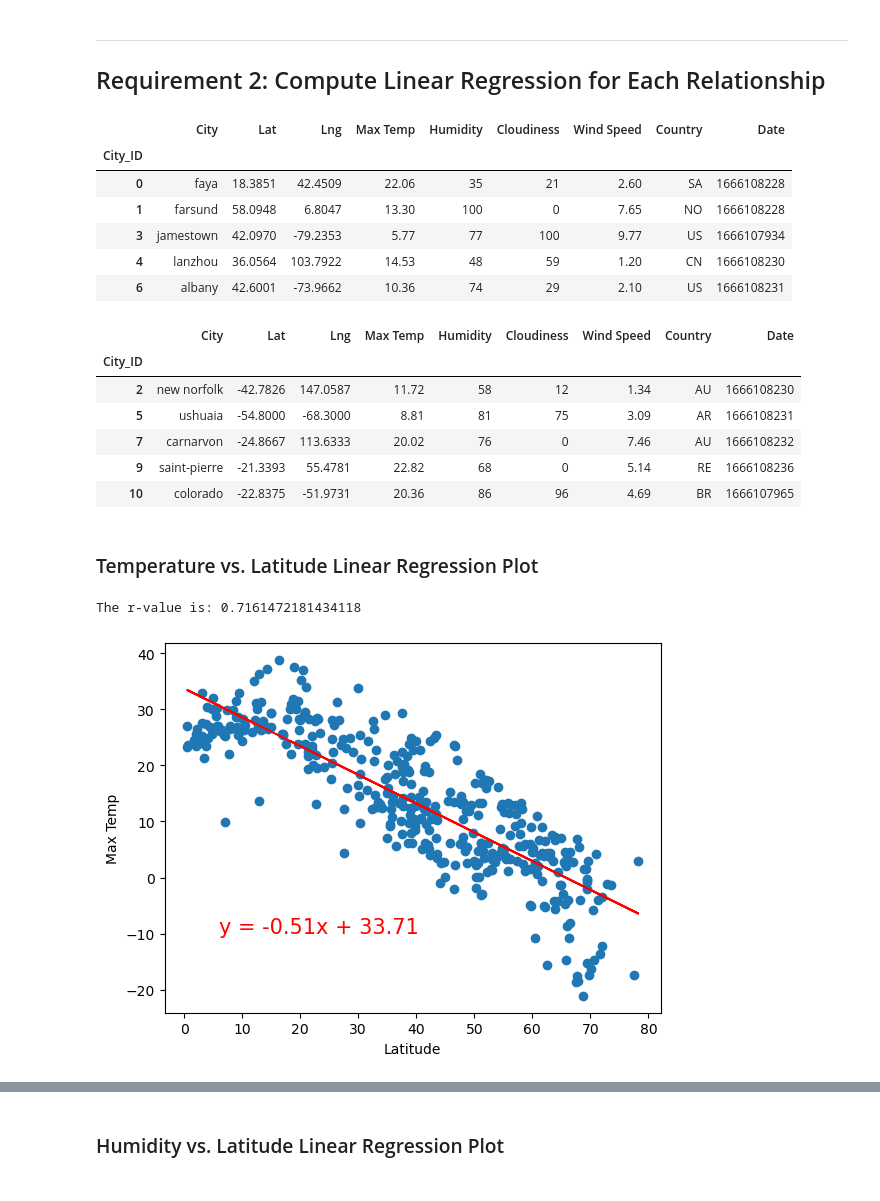
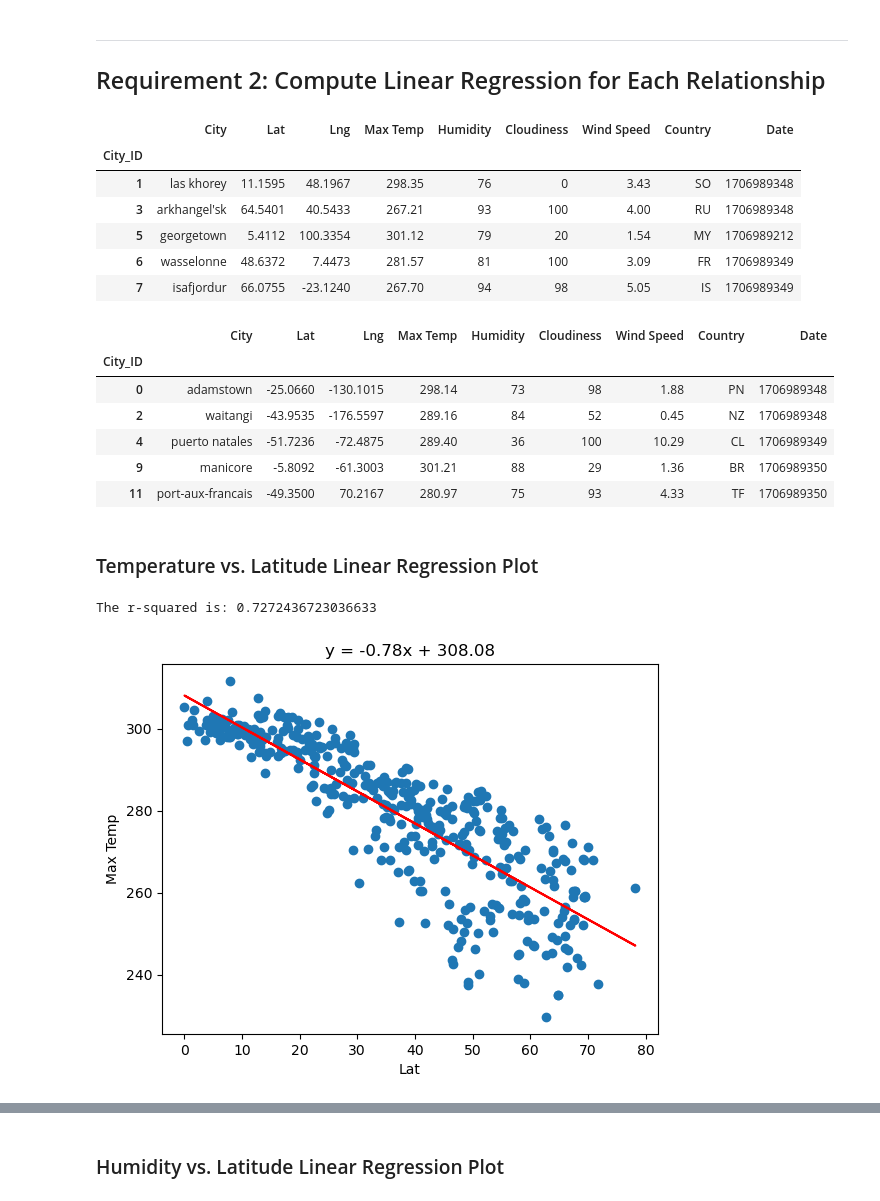
Before and after one commit to schr0841/python-api-challenge, a Jupyter notebook: starter_code/WeatherPy.ipynb, the cells around one changed output, grey strips where cells are left out. Cells and saved outputs as stored; diff of their text form; code cells hidden in the pictures.

```diff
--- a/starter_code/WeatherPy.ipynb
+++ b/starter_code/WeatherPy.ipynb
@@ -268,38 +265,57 @@ plt.show()
+# %%
+# Define a function to create Linear Regression plots
+
+#x,y are column names of the data frame
+def LinRegPlots(x,y,df):
+    x_values = df[x]
+    y_values = df[y]
+    (slope, intercept, rvalue, pvalue, stderr) = linregress(x_values, y_values)
+    regress_values = x_values * slope + intercept
+    line_eq = "y = " + str(round(slope,2)) + "x + " + str(round(intercept,2))
+    plt.scatter(x_values,y_values)
+    plt.plot(x_values,regress_values,"r-")
+    plt.annotate(line_eq,(2.8,2.8),fontsize=10,color="red")
+    plt.xlabel(x)
+    plt.ylabel(y)
+    plt.title(line_eq)
+    print(f"The r-squared is: {rvalue**2}")
+    plt.show()
+    return None
 # %%
 # Create a DataFrame with the Northern Hemisphere data (Latitude >= 0)
-# YOUR CODE HERE
+northern_hemi_df=city_data_df.loc[city_data_df['Lat']>=0]
 
 # Display sample data
 northern_hemi_df.head()
 # %% [output]
 |  | City | Lat | Lng | Max Temp | Humidity | Cloudiness | Wind Speed | Country | Date |
 | City_ID |  |  |  |  |  |  |  |  |  |
-| 0 | faya | 18.3851 | 42.4509 | 22.06 | 35 | 21 | 2.60 | SA | 1666108228 |
-| 1 | farsund | 58.0948 | 6.8047 | 13.30 | 100 | 0 | 7.65 | NO | 1666108228 |
-| 3 | jamestown | 42.0970 | -79.2353 | 5.77 | 77 | 100 | 9.77 | US | 1666107934 |
-| 4 | lanzhou | 36.0564 | 103.7922 | 14.53 | 48 | 59 | 1.20 | CN | 1666108230 |
-| 6 | albany | 42.6001 | -73.9662 | 10.36 | 74 | 29 | 2.10 | US | 1666108231 |
+| 1 | las khorey | 11.1595 | 48.1967 | 298.35 | 76 | 0 | 3.43 | SO | 1706989348 |
+| 3 | arkhangel'sk | 64.5401 | 40.5433 | 267.21 | 93 | 100 | 4.00 | RU | 1706989348 |
+| 5 | georgetown | 5.4112 | 100.3354 | 301.12 | 79 | 20 | 1.54 | MY | 1706989212 |
+| 6 | wasselonne | 48.6372 | 7.4473 | 281.57 | 81 | 100 | 3.09 | FR | 1706989349 |
+| 7 | isafjordur | 66.0755 | -23.1240 | 267.70 | 94 | 98 | 5.05 | IS | 1706989349 |
 # %%
 # Create a DataFrame with the Southern Hemisphere data (Latitude < 0)
-# YOUR CODE HERE
+southern_hemi_df=city_data_df.loc[city_data_df['Lat']<0]
 
 # Display sample data
 southern_hemi_df.head()
 # %% [output]
 |  | City | Lat | Lng | Max Temp | Humidity | Cloudiness | Wind Speed | Country | Date |
 | City_ID |  |  |  |  |  |  |  |  |  |
-| 2 | new norfolk | -42.7826 | 147.0587 | 11.72 | 58 | 12 | 1.34 | AU | 1666108230 |
-| 5 | ushuaia | -54.8000 | -68.3000 | 8.81 | 81 | 75 | 3.09 | AR | 1666108231 |
-| 7 | carnarvon | -24.8667 | 113.6333 | 20.02 | 76 | 0 | 7.46 | AU | 1666108232 |
-| 9 | saint-pierre | -21.3393 | 55.4781 | 22.82 | 68 | 0 | 5.14 | RE | 1666108236 |
-| 10 | colorado | -22.8375 | -51.9731 | 20.36 | 86 | 96 | 4.69 | BR | 1666107965 |
+| 0 | adamstown | -25.0660 | -130.1015 | 298.14 | 73 | 98 | 1.88 | PN | 1706989348 |
+| 2 | waitangi | -43.9535 | -176.5597 | 289.16 | 84 | 52 | 0.45 | NZ | 1706989348 |
+| 4 | puerto natales | -51.7236 | -72.4875 | 289.40 | 36 | 100 | 10.29 | CL | 1706989349 |
+| 9 | manicore | -5.8092 | -61.3003 | 301.21 | 88 | 29 | 1.36 | BR | 1706989350 |
+| 11 | port-aux-francais | -49.3500 | 70.2167 | 280.97 | 75 | 93 | 4.33 | TF | 1706989350 |
 # %% [markdown]
 ###  Temperature vs. Latitude Linear Regression Plot
 # %%
 # Linear regression on Northern Hemisphere
-# YOUR CODE HERE
+LinRegPlots("Lat","Max Temp",northern_hemi_df)
 # %% [output]
-The r-value is: 0.7161472181434118
+The r-squared is: 0.7272436723036633
-[figure, old version]
+[figure, new version]
 # %%
 # Linear regression on Southern Hemisphere
```
Also changed, not shown: parts of 17 cells of this notebook.
